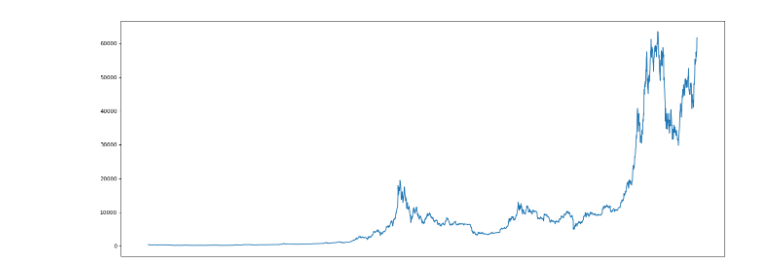
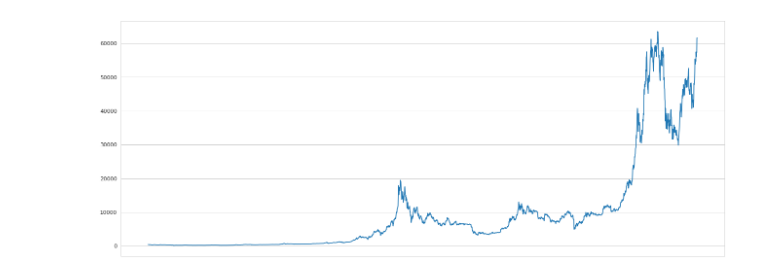
Before and after one commit to YanpengZhao/BItcoinPredict, a Jupyter notebook: BitCoin.ipynb, the cells around one changed output. Drawn from its saved outputs; the diff is of its cells as text; code cells hidden in the pictures.

```diff
--- a/BitCoin.ipynb
+++ b/BitCoin.ipynb
@@ -2,8 +2,20 @@
 import numpy as np
 import pandas as pd
 import os
+from matplotlib.pyplot import figure
+import matplotlib.pyplot as plt
+import matplotlib.pyplot as plt
+import seaborn as sns
+
+import statsmodels.api as sm
+from scipy import stats
+from scipy.stats import probplot
+import warnings
+warnings.filterwarnings('ignore')
+sns.set_style("whitegrid")
 # %%
-df = pd.read_csv("BTC-USD.csv")
-df.head()
+data = pd.read_csv("BTC-USD.csv")
+data = data.dropna()
+data[2570:]
 # %% [output]
 |  | Date | Open | High | Low | Close | Adj Close | Volume |
@@ -15,13 +35,10 @@ df.head()
 # %%
-from matplotlib.pyplot import figure
-import matplotlib.pyplot as plt
 figure(figsize=(20, 8), dpi=80)
 frame1 = plt.gca()
 frame1.axes.get_xaxis().set_visible(False)
-import matplotlib.pyplot as plt
-import seaborn as sns
-plt.plot(df['Date'], df['Close'])
+
+plt.plot(data['Date'], data['Close'])
 plt.xticks(rotation=90)
 plt.show()
 # %% [output]
-[figure, old version]
+[figure, new version]
```
Also changed, not shown: parts of 10 cells of this notebook.
